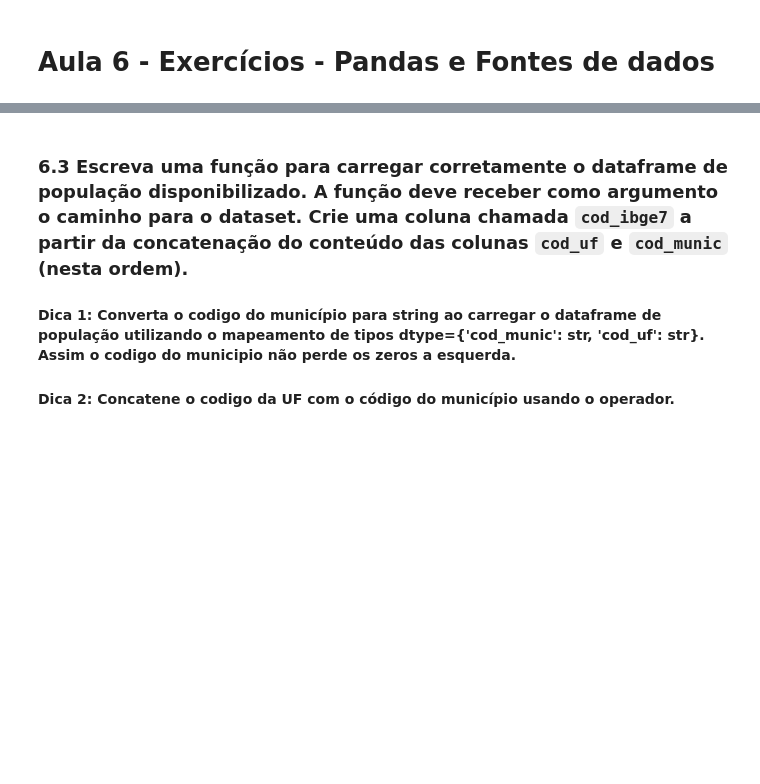
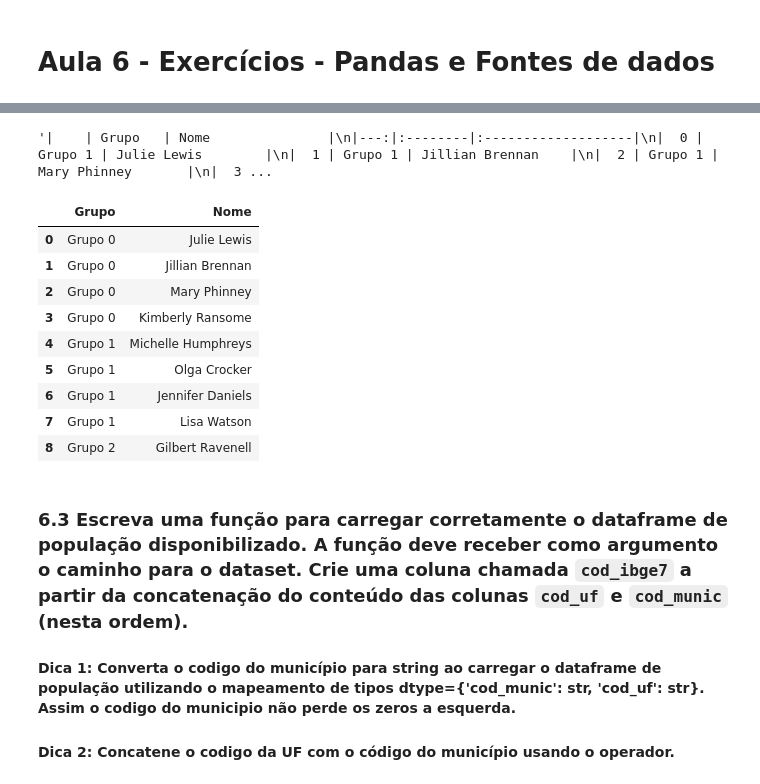
Before and after one commit to tadeugomes/mba_enap_python, a Jupyter notebook: Exercicios/Aula6_Exercicio.ipynb, the cells around one changed output, grey strips where cells are left out. Drawn from its saved outputs; the diff is of its cells as text; code cells hidden in the pictures; blank space fills up the shorter version.

```diff
--- a/Exercicios/Aula6_Exercicio.ipynb
+++ b/Exercicios/Aula6_Exercicio.ipynb
@@ -85,12 +103,73 @@ def create_groups(names_list, n):
+# %%
+import random
+def gerar_permutacao(lst, seed, N):
+    random.seed(seed)
+    shuffled_list = lst.copy()
+    random.shuffle(shuffled_list)
+
+    total_grupos = math.ceil(len(shuffled_list) / N)
+    grupos = []
+    for i in range(len(shuffled_list)):
+        grupo_num = (i // N) + 1
+        grupos.append(f"Grupo {grupo_num}")
+
+    df = pd.DataFrame({
+        'Grupo': grupos,
+        'Nome': shuffled_list
+    })
+
+    return df
+df = gerar_permutacao(["Lisa Watson", "Gilbert Ravenell", "Olga Crocker", "Julie Lewis", "Kimberly Ransome", "Jennifer Daniels", "Jillian Brennan", "Mary Phinney", "Michelle Humphreys"], 42, 4)
+df.to_markdown()
+# %% [output]
+'|    | Grupo   | Nome               |\n|---:|:--------|:-------------------|\n|  0 | Grupo 1 | Julie Lewis        |\n|  1 | Grupo 1 | Jillian Brennan    |\n|  2 | Grupo 1 | Mary Phinney       |\n|  3 ...
+# %%
+def gerar_permutacao_em_grupos(names_list, seed, n):
+    import math
+    import pandas as pd
+    import random
+
+    # Set the random seed
+    random.seed(seed)
+
+    # Calculate number of people and groups needed
+    N = len(names_list)
+    num_groups = math.ceil(N/n)
+
+    # Create list of group names repeated n times
+    groups = ['Grupo ' + str(g) for g in range(num_groups)] * n
+    groups.sort()
+    groups = groups[:N]  # Trim to match number of names
+
+    # Shuffle the names
+    shuffled_names = names_list.copy()  # Create a copy to avoid modifying original list
+    random.shuffle(shuffled_names)
+
+    # Create DataFrame with explicit columns
+    df = pd.DataFrame({
+        'Grupo': groups,
+        'Nome': shuffled_names
+    })
+
+    return df
 # %%
 ## Faça seus testes aqui
 # Instale a biblioteca names, na primeira vez que rodar esta célula
 #!pip install names  ##### Execute esta linha na primeira vez que executar esta célula !!! ####
-import names
-N = 9
-group_length = 4
-test_data = [names.get_full_name() for n in range(N)]
-test_data
+nomes = ['Lisa Watson', 'Gilbert Ravenell', 'Olga Crocker', 'Julie Lewis', 'Kimberly Ransome', 'Jennifer Daniels', 'Jillian Brennan', 'Mary Phinney', 'Michelle Humphreys']
+
+gerar_permutacao_em_grupos(nomes, 42, 4)
+# %% [output]
+|  | Grupo | Nome |
+| 0 | Grupo 0 | Julie Lewis |
+| 1 | Grupo 0 | Jillian Brennan |
+| 2 | Grupo 0 | Mary Phinney |
+| 3 | Grupo 0 | Kimberly Ransome |
+| 4 | Grupo 1 | Michelle Humphreys |
+| 5 | Grupo 1 | Olga Crocker |
+| 6 | Grupo 1 | Jennifer Daniels |
+| 7 | Grupo 1 | Lisa Watson |
+| 8 | Grupo 2 | Gilbert Ravenell |
 # %%
 # Validação
 import names
```
Also changed, not shown: parts of 15 cells of this notebook.
